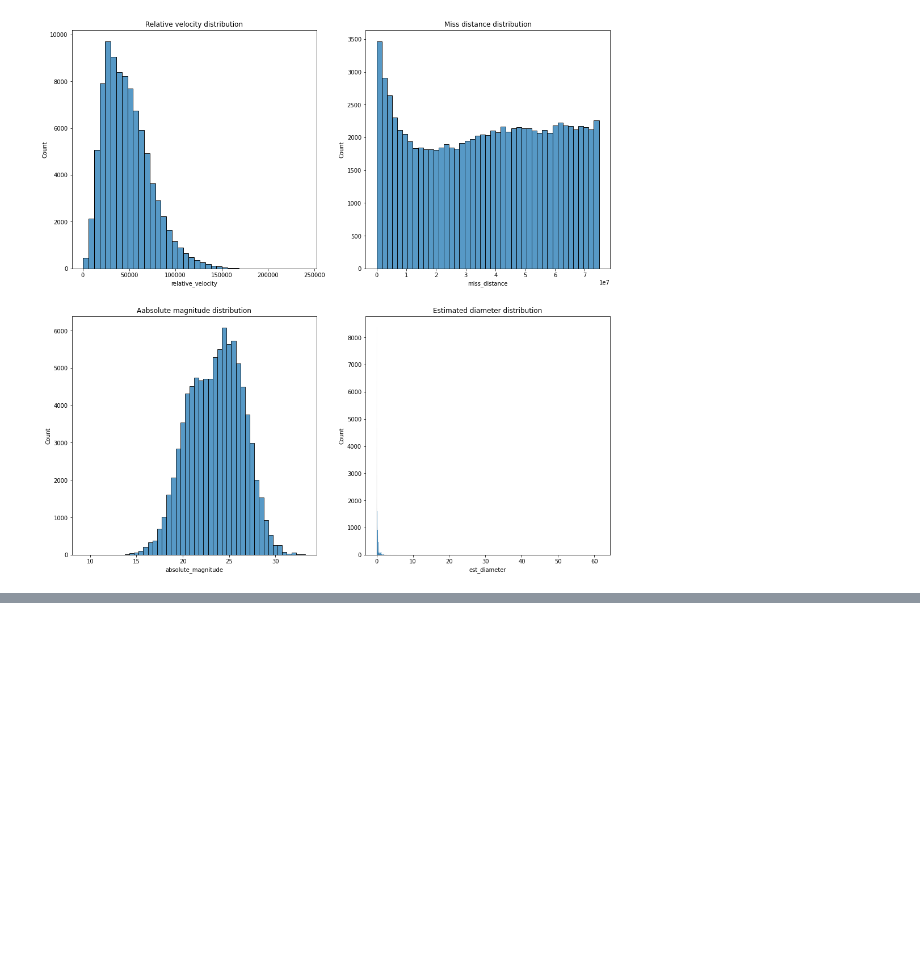
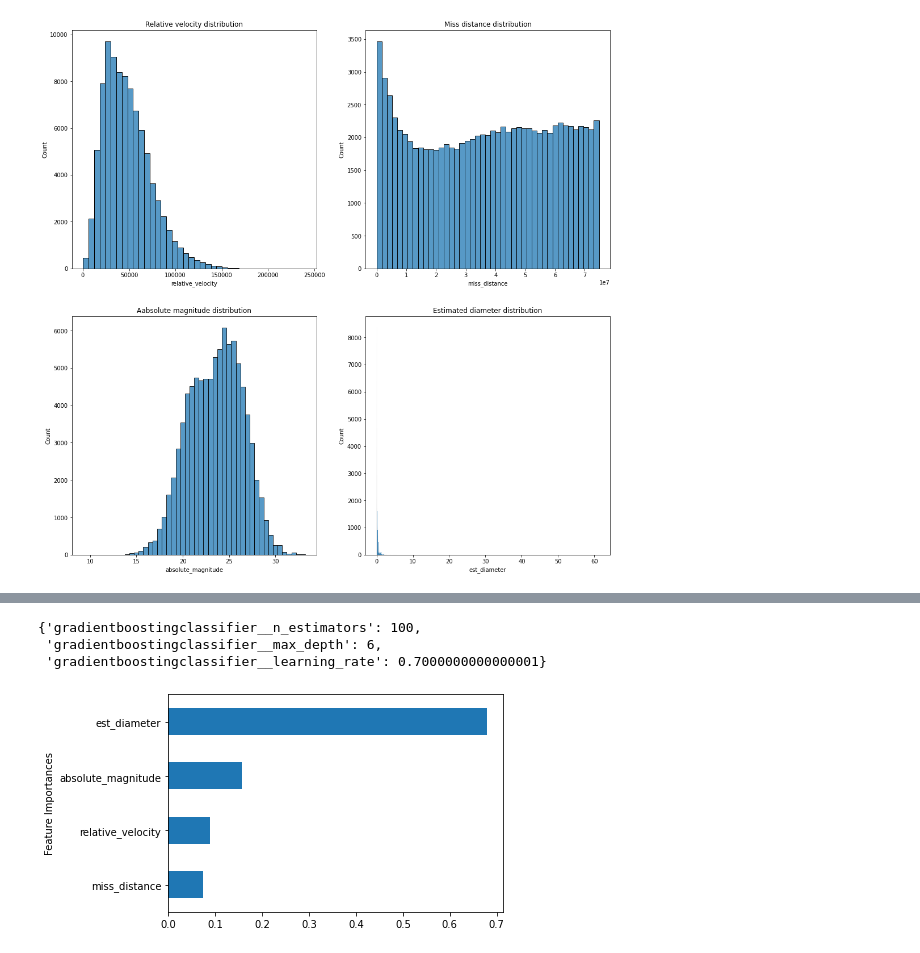
Before and after one commit to gselivirov/NASA_classifiers, a Jupyter notebook: NASA_Forest.ipynb, the cells around one changed output, grey strips where cells are left out. Saved outputs shown, nothing was run; the diff lists cells and outputs as text; code cells hidden in the pictures; blank space fills up the shorter version.

```diff
--- a/NASA_Forest.ipynb
+++ b/NASA_Forest.ipynb
@@ -343,0 +134,10 @@ best_forest_metrics.append([lsvc_metrics,svc_metrics,knn_metrics,best_gbc_metric
+# %%
+grid_pipelines = {
+    "knn": make_pipeline(StandardScaler(), KNeighborsClassifier()),
+    "lsvc": make_pipeline(MinMaxScaler(), LinearSVC(random_state=5))
+}
+
+random_pipelines ={
+    "rf": make_pipeline(StandardScaler(), RandomForestClassifier(random_state=5)),
+    "gb": make_pipeline(StandardScaler(), GradientBoostingClassifier(random_state=5))
+}
@@ -343,0 +171,11 @@ best_forest_metrics.append([lsvc_metrics,svc_metrics,knn_metrics,best_gbc_metric
+# %%
+fit_models = {}
+for algo, pipeline in grid_pipelines.items():
+  try:
+    print(f"Training: {algo}")
+    model = GridSearchCV(pipeline, grid_params[algo], n_jobs=-1, cv=5, scoring="f1")
+    model.fit(X_train_over, y_train_over)
+    fit_models[algo] = model
+    print(f"Done")
+  except:
+    print(f"{algo} failed")
@@ -343,0 +189,10 @@ best_forest_metrics.append([lsvc_metrics,svc_metrics,knn_metrics,best_gbc_metric
+# %%
+for algo, pipeline in random_pipelines.items():
+  try:
+    print(f"Training: {algo}")
+    model = RandomizedSearchCV(pipeline, random_params[algo], n_jobs=-1, cv=5, scoring="f1")
+    model.fit(X_train_over, y_train_over)
+    fit_models[algo] = model
+    print(f"Done")
+  except:
+    print(f"{algo} failed")
@@ -343,0 +224,16 @@ best_forest_metrics.append([lsvc_metrics,svc_metrics,knn_metrics,best_gbc_metric
+# %%
+fit_models["gb"].best_params_
+# %% [output]
+{'gradientboostingclassifier__n_estimators': 100,
+ 'gradientboostingclassifier__max_depth': 6,
+ 'gradientboostingclassifier__learning_rate': 0.7000000000000001}
+# %%
+feat_imp = pd.Series(fit_models["gb"].best_estimator_.named_steps["gradientboostingclassifier"].feature_importances_, index=X.columns, name="Feat_imp").sort_values()
+# %%
+feat_imp.plot(
+    kind="barh",
+    xlabel="Feature Importances",
+    ylabel="Features",
+);
+# %% [output]
+[figure, added]
```
Also changed, not shown: parts of 53 cells of this notebook.
